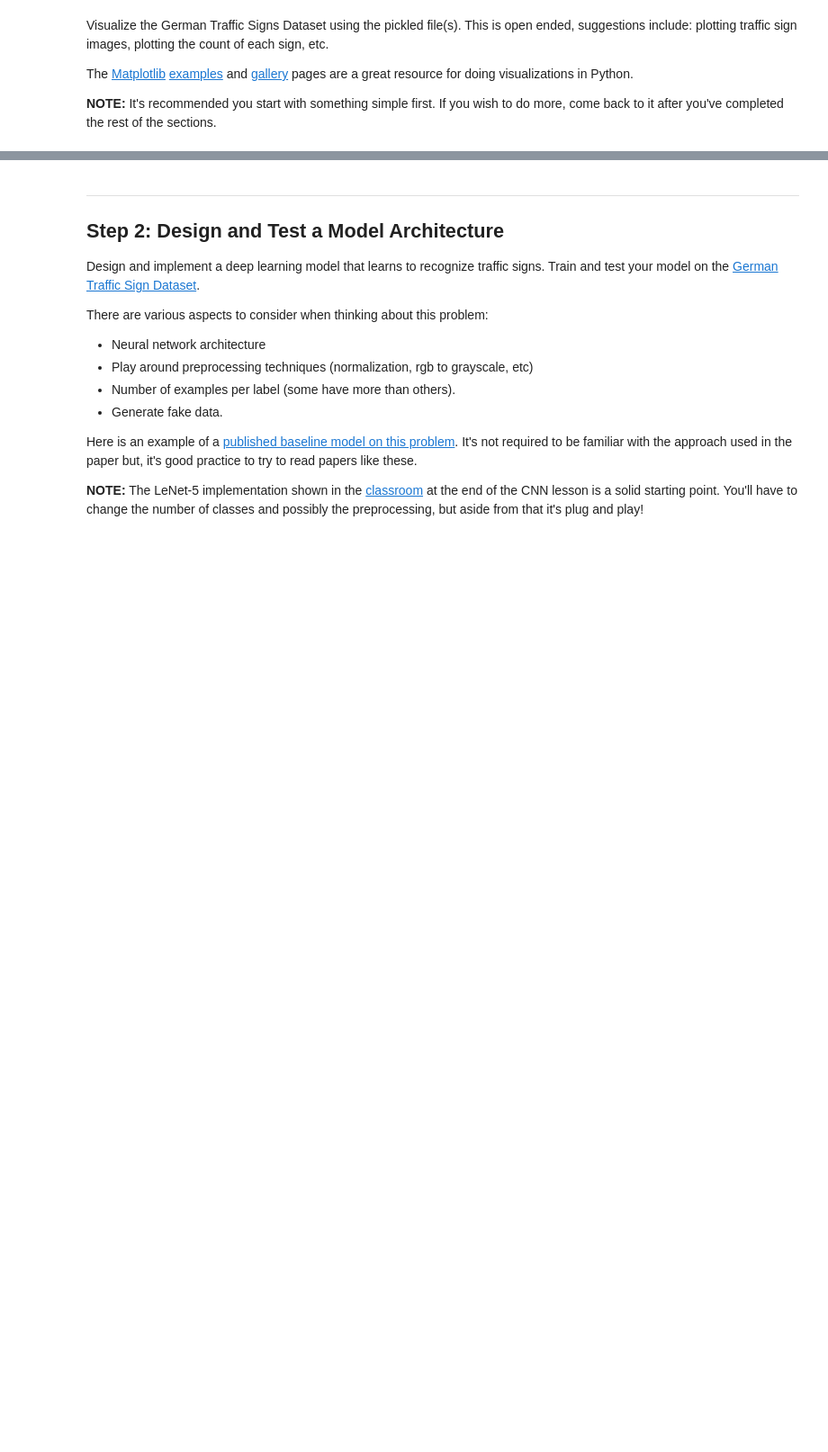
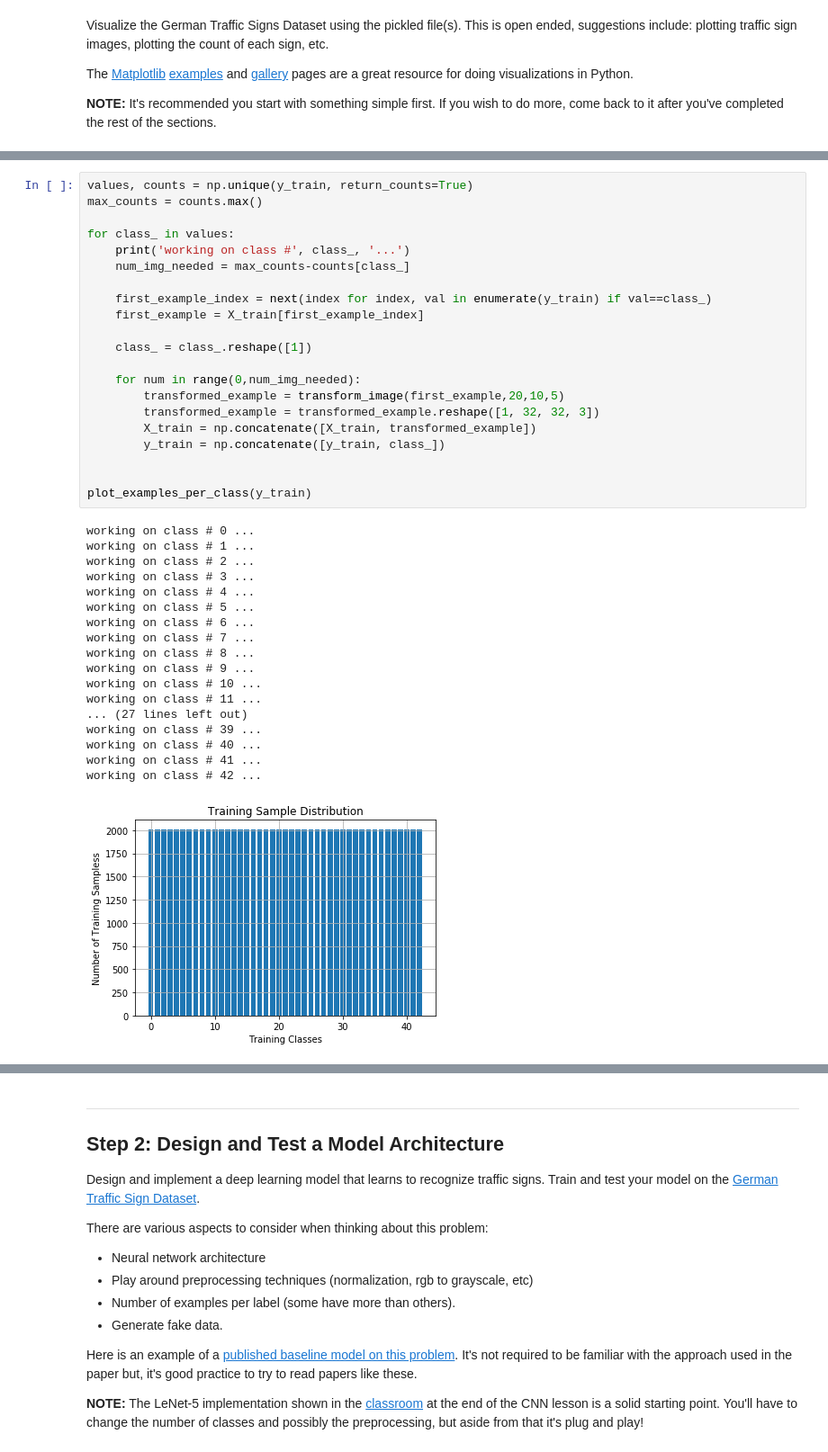
Before and after one commit to chen1720/CarND-Project2, a Jupyter notebook: Traffic_Sign_Classifier.ipynb, the cells around one changed output, grey strips where cells are left out. Shown at 90% size. Drawn from its saved outputs; the diff is of its cells as text; blank space fills up the shorter version.

```diff
--- a/Traffic_Sign_Classifier.ipynb
+++ b/Traffic_Sign_Classifier.ipynb
@@ -131,0 +172,40 @@ Number of this sign: 360
+# %%
+values, counts = np.unique(y_train, return_counts=True)
+max_counts = counts.max()
+
+for class_ in values:
+    print('working on class #', class_, '...')
+    num_img_needed = max_counts-counts[class_]
+
+    first_example_index = next(index for index, val in enumerate(y_train) if val==class_)
+    first_example = X_train[first_example_index]
+
+    class_ = class_.reshape([1])
+
+    for num in range(0,num_img_needed):
+        transformed_example = transform_image(first_example,20,10,5)
+        transformed_example = transformed_example.reshape([1, 32, 32, 3])
+        X_train = np.concatenate([X_train, transformed_example])
+        y_train = np.concatenate([y_train, class_])
+
+
+plot_examples_per_class(y_train)
+# %% [output]
+working on class # 0 ...
+working on class # 1 ...
+working on class # 2 ...
+working on class # 3 ...
+working on class # 4 ...
+working on class # 5 ...
+working on class # 6 ...
+working on class # 7 ...
+working on class # 8 ...
+working on class # 9 ...
+working on class # 10 ...
+working on class # 11 ...
+... (27 lines left out)
+working on class # 39 ...
+working on class # 40 ...
+working on class # 41 ...
+working on class # 42 ...
+[figure, added]
```
Also changed, not shown: parts of 18 cells of this notebook, 3 other files.
